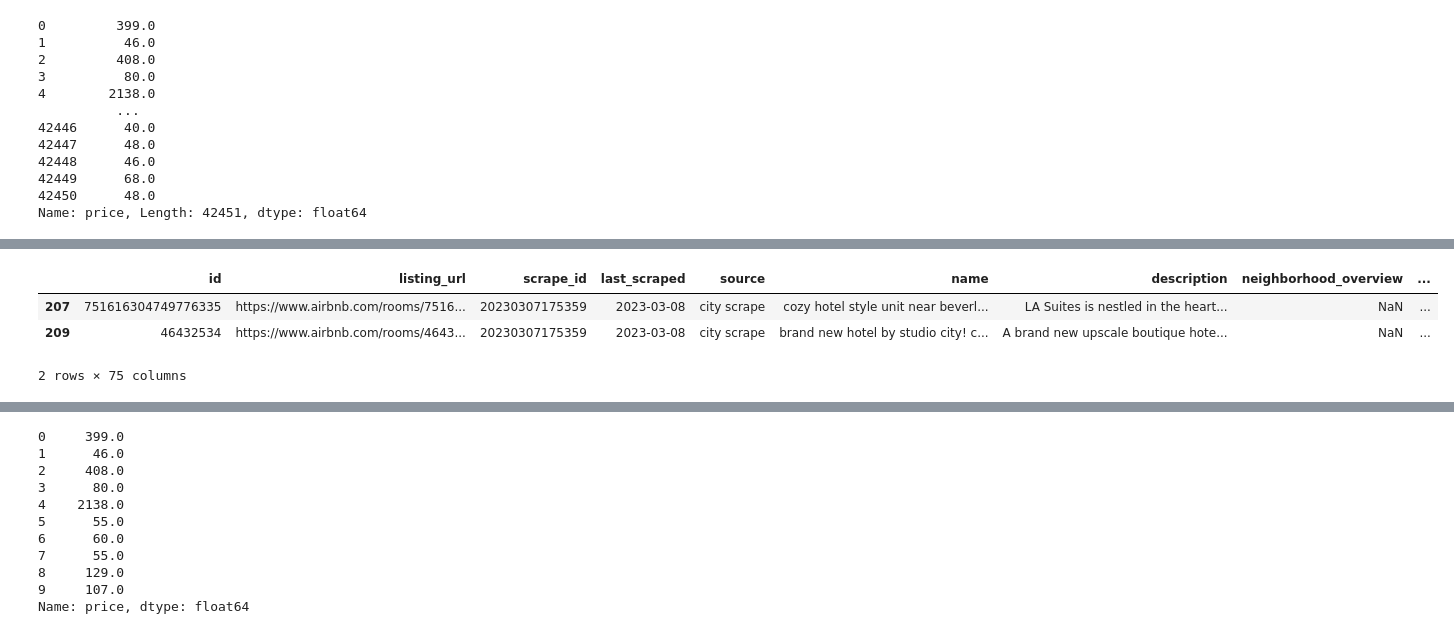
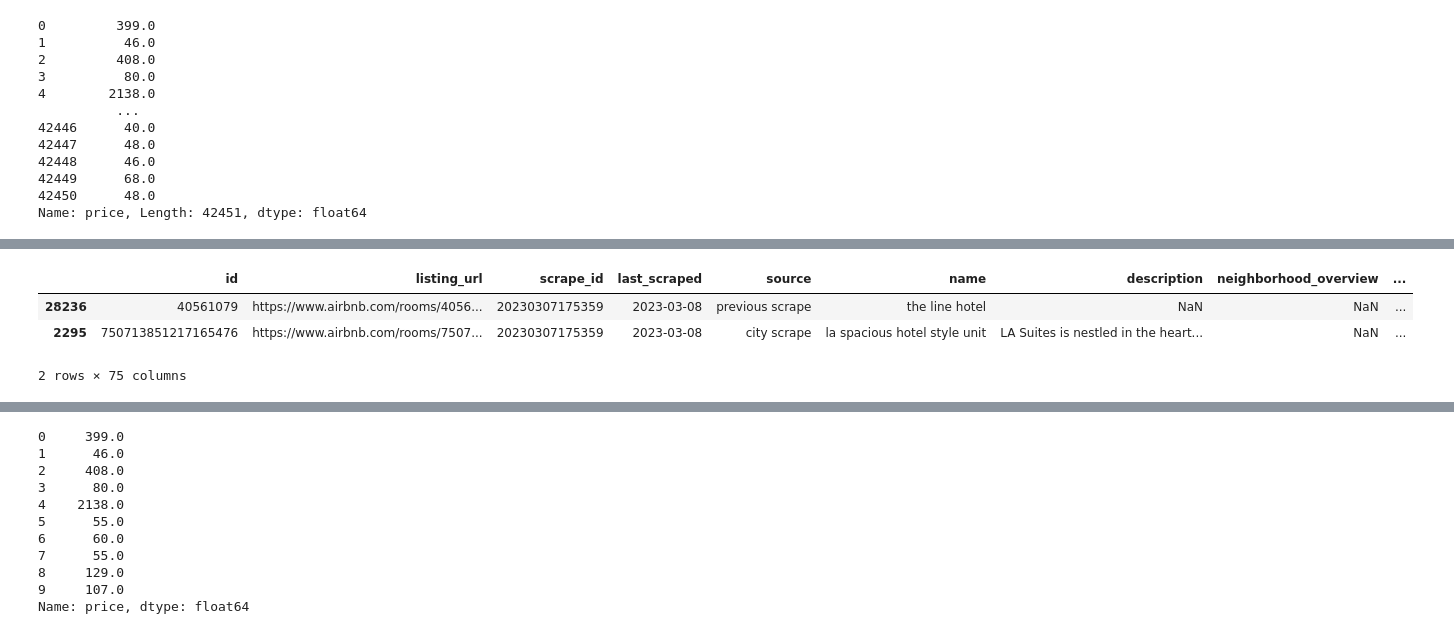
Before and after one commit to Shubhrika007/Erdos_Spring_2023, a Jupyter notebook: hotspot_exploration.ipynb, the cells around one changed output, grey strips where cells are left out. Drawn from its saved outputs; the diff is of its cells as text; code cells hidden in the pictures.

```diff
--- a/hotspot_exploration.ipynb
+++ b/hotspot_exploration.ipynb
@@ -53,9 +66,9 @@ print(df['room_type'].value_counts())
 # %%
-df_practice.loc[df_practice['name'].str.contains('hotel',regex=False) == True].head(2)
+df_practice.loc[df_practice['name'].str.contains('hotel',regex=False) == True].sample(2)
 # %% [output]
 |  | id | listing_url | scrape_id | last_scraped | source | name | description | neighborhood_overview | ... |
-| 207 | 751616304749776335 | https://www.airbnb.com/rooms/7516... | 20230307175359 | 2023-03-08 | city scrape | cozy hotel style unit near beverl... | LA Suites is nestled in the heart... | NaN | ... |
-| 209 | 46432534 | https://www.airbnb.com/rooms/4643... | 20230307175359 | 2023-03-08 | city scrape | brand new hotel by studio city! c... | A brand new upscale boutique hote... | NaN | ... |
+| 28236 | 40561079 | https://www.airbnb.com/rooms/4056... | 20230307175359 | 2023-03-08 | previous scrape | the line hotel | NaN | NaN | ... |
+| 2295 | 750713851217165476 | https://www.airbnb.com/rooms/7507... | 20230307175359 | 2023-03-08 | city scrape | la spacious hotel style unit | LA Suites is nestled in the heart... | NaN | ... |
 2 rows × 75 columns
 # %%
 df.head(2)
```
Also changed, not shown: parts of 16 cells of this notebook.
